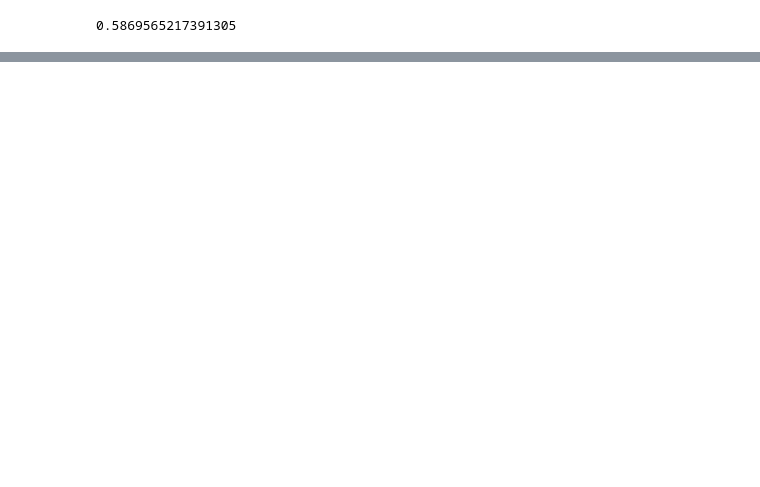
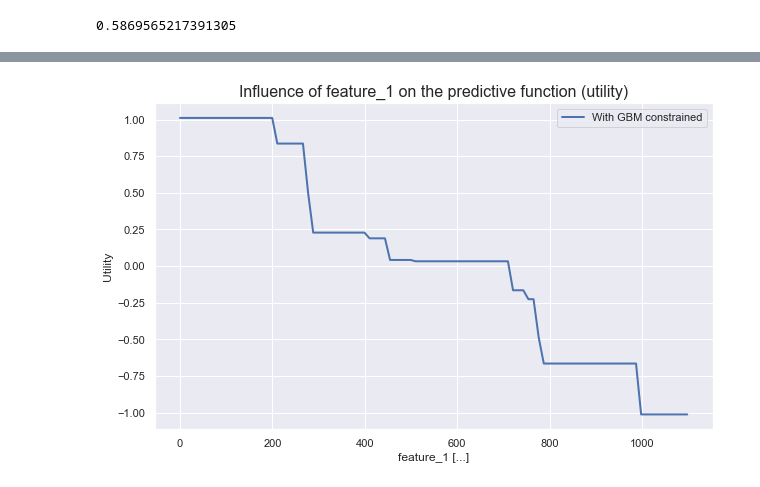
Before and after one commit to NicoSlvd/GBM-feature-extraction, a Jupyter notebook: Binary problem/Netherlands with benchmark.ipynb, the cells around one changed output, grey strips where cells are left out. Cells and saved outputs as stored; diff of their text form; code cells hidden in the pictures; blank space fills up the shorter version.

```diff
--- a/Binary problem/Netherlands with benchmark.ipynb
+++ b/Binary problem/Netherlands with benchmark.ipynb
@@ -189,0 +176,30 @@ histoData
+# %%
+f1 = np.arange(0, 1000, 2)
+
+ch1 = np.random.uniform(low = 0.8, high = 1, size= 100)
+ch2 = np.random.uniform(low = 0.6, high = 0.8, size= 100)
+ch3 = np.random.uniform(low = 0.4, high = 0.6, size= 100)
+ch4 = np.random.uniform(low = 0.2, high = 0.4, size= 100)
+ch5 = np.random.uniform(low = 0, high = 0.2, size= 100)
+
+ch_prob = np.concatenate((ch1, ch2, ch3, ch4, ch5), axis = None)
+
+ch_logistic = np.random.logistic(ch_prob)
+
+ch_ex = np.where(ch_logistic < 0.5, 0, 1)
+
+ex_data_dic = {'feature_1': f1[::-1],'choice': ch_ex[::-1]}
+
+ex_data_df = pd.DataFrame(ex_data_dic)
+ex_X = ex_data_df[['feature_1']]
+ex_y = ex_data_df[['choice']]
+# %%
+xgb_ex = xgb.XGBClassifier(#objective='binary:logistic',
+                                    #learning_rate = 0.2,
+                                    n_estimators = 100,
+                                    max_depth = 1,
+                                    random_state = 1,
+                                    monotone_constraints = {"feature_1":-1})
+                                    #interaction_constraints = [["feature_1"], ["feature_2"]]
+# %%
+xgb_ex.fit(ex_X, ex_y)
@@ -189,0 +219,4 @@ histoData
+# %%
+plotHisto(xgb_ex, ex_X, ['...'])
+# %% [output]
+[figure, added]
```
Also changed, not shown: parts of 30 cells of this notebook, 12 other files.
